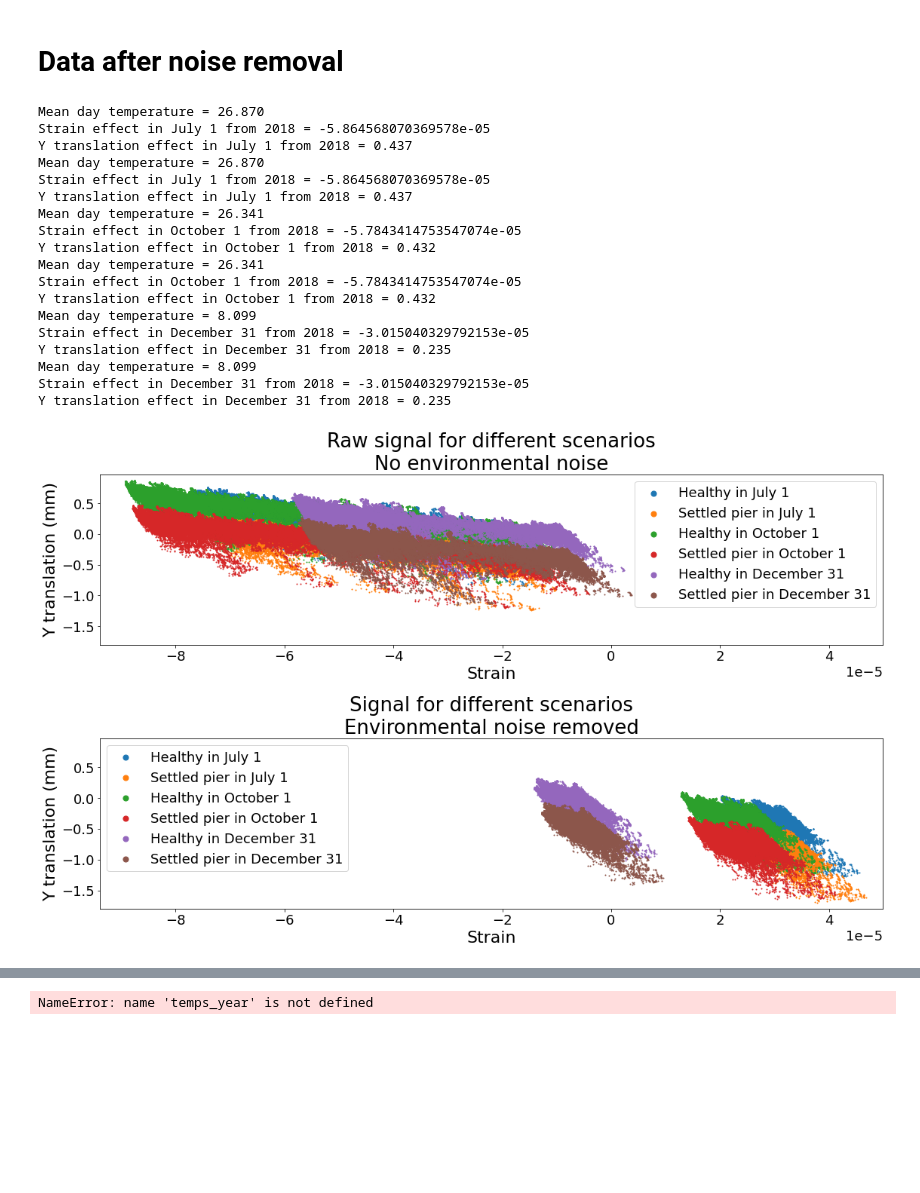
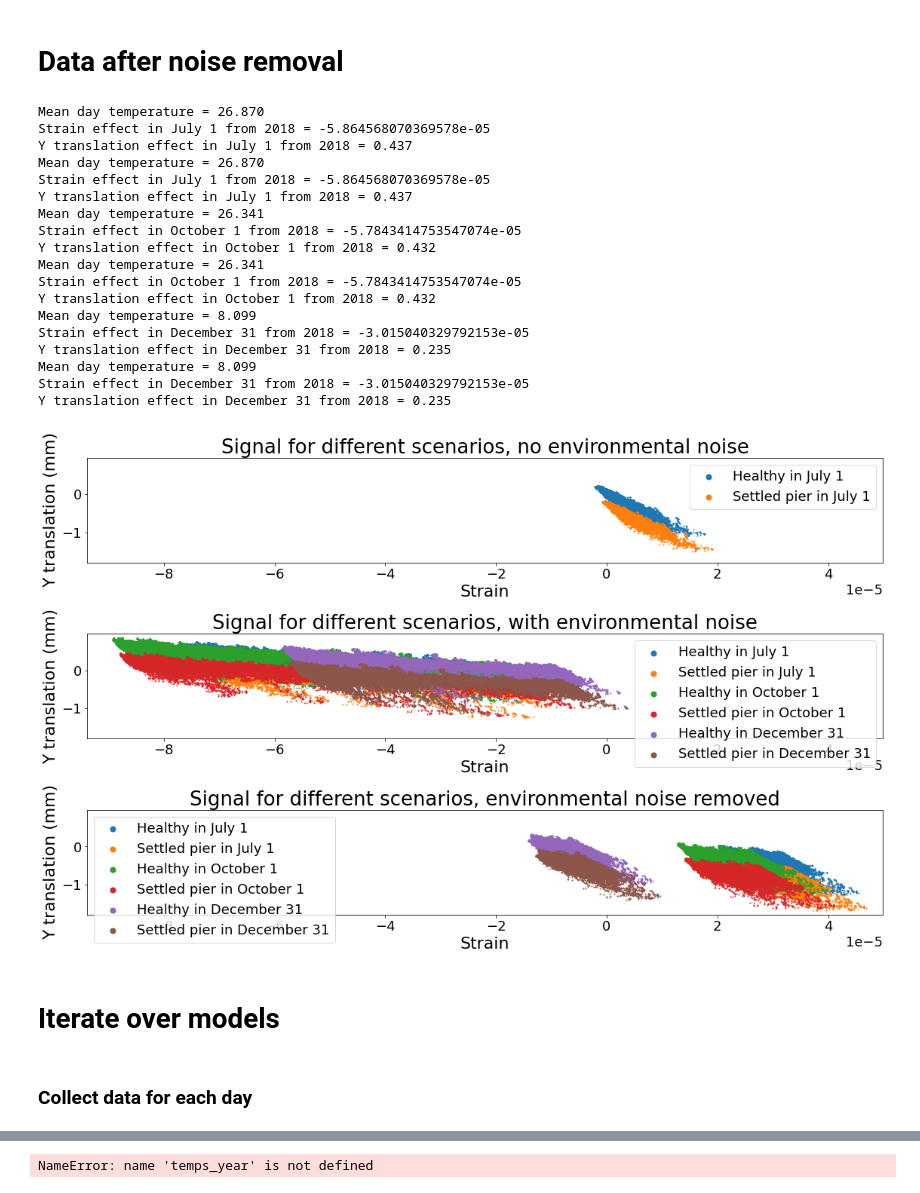
Before and after one commit to jerbaroo/bridge-sim, a Jupyter notebook: notebooks/piers.ipynb, the cells around one changed output, grey strips where cells are left out. Saved outputs shown, nothing was run; the diff lists cells and outputs as text; code cells hidden in the pictures; blank space fills up the shorter version.

Commit message:
Damage probability

```diff
--- a/notebooks/piers.ipynb
+++ b/notebooks/piers.ipynb
@@ -530,7 +531,7 @@ for damage_label in set(damage_labels):
     df, dl = remove_outliers(
         model_f,
         filter_for_label(damage_features, damage_label, damage_labels),
-        filter_for_label(damage_labels, damage_label, damage_labels)
+        filter_for_label(damage_labels, damage_label, damage_labels),
     )
     new_damage_features.append(df), new_damage_labels.append(dl)
 damage_features = np.concatenate(new_damage_features)
@@ -814,6 +815,7 @@ Strain effect from annual = -3.015040329792153e-05
 # %%
 ij = lambda _t, _i, _j: temperature.from_to_indices(_t, datetime.fromisoformat(_i), datetime.fromisoformat(_j))  # Shorthand.
 
+top_plotted = False
 for (temp_i, temp_j), date_name in [
     (ij(temps_2019, "2019-07-01T00:00", "2019-07-01T23:59"), "July 1"),
     (ij(temps_2019, "2019-10-01T00:00", "2019-10-01T23:59"), "October 1"),
@@ -823,13 +825,20 @@ for (temp_i, temp_j), date_name in [
         # Temperature for current dates.
         temp_y = temperature.apply(effect=effect_2019_y[temp_i:temp_j], responses=traffic_y)
         temp_s = temperature.apply(effect=effect_2019_s[temp_i:temp_j], responses=traffic_y)
+        # Plot signal without temperature.
+        if not top_plotted:
+            plt.subplot(3, 1, 1)
+            plt.scatter(traffic_s, traffic_y, label=f"{damage_name} in {date_name}", s=1)
+            plt.ylabel("Y translation (mm)")
+            plt.xlabel("Strain")
+            plt.title("Signal for different scenarios, no environmental noise")
         # Plot signal with temperature.
-        plt.subplot(2, 1, 1)
+        plt.subplot(3, 1, 2)
         signal_s, signal_y = traffic_s + temp_s, traffic_y + temp_y
         plt.scatter(signal_s, signal_y, label=f"{damage_name} in {date_name}", s=1)
         plt.ylabel("Y translation (mm)")
         plt.xlabel("Strain")
-        plt.title("Raw signal for different scenarios\nNo environmental noise")
+        plt.title("Signal for different scenarios, with environmental noise")
         # Removal of environmental noise.
         day_temp = np.mean(temps_2019["temp"][temp_i:temp_j])
         print(f"Mean day temperature = {day_temp:.3f}")
@@ -840,37 +849,42 @@ for (temp_i, temp_j), date_name in [
         _rm_24h_y, rm_24h_y = remove_sampled(24, signal_y)
         _rm_24h_s, rm_24h_s = remove_sampled(24, signal_s)
         # Plot signal with temperature removed.
-        plt.subplot(2, 1, 2)
+        plt.subplot(3, 1, 3)
         signal_s = traffic_s + temp_s - rm_24h_s - rm_year_s
         signal_y = traffic_y + temp_y - rm_24h_y - rm_year_y
         plt.scatter(signal_s, signal_y, label=f"{damage_name} in {date_name}", s=1)
         plt.ylabel("Y translation (mm)")
         plt.xlabel("Strain")
-        plt.title("Signal for different scenarios\nEnvironmental noise removed")
-for i in [1, 2]:
-    plt.subplot(2, 1, i)
+        plt.title("Signal for different scenarios, environmental noise removed")
+    top_plotted = True
+for i in [1, 2, 3]:
+    plt.subplot(3, 1, i)
     legend = plt.legend()
     legend_marker_size(legend, 50)
-equal_lims("x", 2, 1)
-equal_lims("y", 2, 1)
+equal_lims("x", 3, 1)
+equal_lims("y", 3, 1)
 plt.tight_layout()
 # %% [output]
 Mean day temperature = 26.870
 Strain effect in July 1 from 2018 = -5.864568070369578e-05
 Y translation effect in July 1 from 2018 = 0.437
 Mean day temperature = 26.870
 Strain effect in July 1 from 2018 = -5.864568070369578e-05
 Y translation effect in July 1 from 2018 = 0.437
 Mean day temperature = 26.341
 Strain effect in October 1 from 2018 = -5.7843414753547074e-05
 Y translation effect in October 1 from 2018 = 0.432
 Mean day temperature = 26.341
 Strain effect in October 1 from 2018 = -5.7843414753547074e-05
 Y translation effect in October 1 from 2018 = 0.432
 Mean day temperature = 8.099
 Strain effect in December 31 from 2018 = -3.015040329792153e-05
 Y translation effect in December 31 from 2018 = 0.235
 Mean day temperature = 8.099
 Strain effect in December 31 from 2018 = -3.015040329792153e-05
 Y translation effect in December 31 from 2018 = 0.235
-[figure, old version]
+[figure, new version]
+# %% [markdown]
+# Iterate over models
+# %% [markdown]
+### Collect data for each day
```
Also changed, not shown: parts of 9 cells of this notebook.
